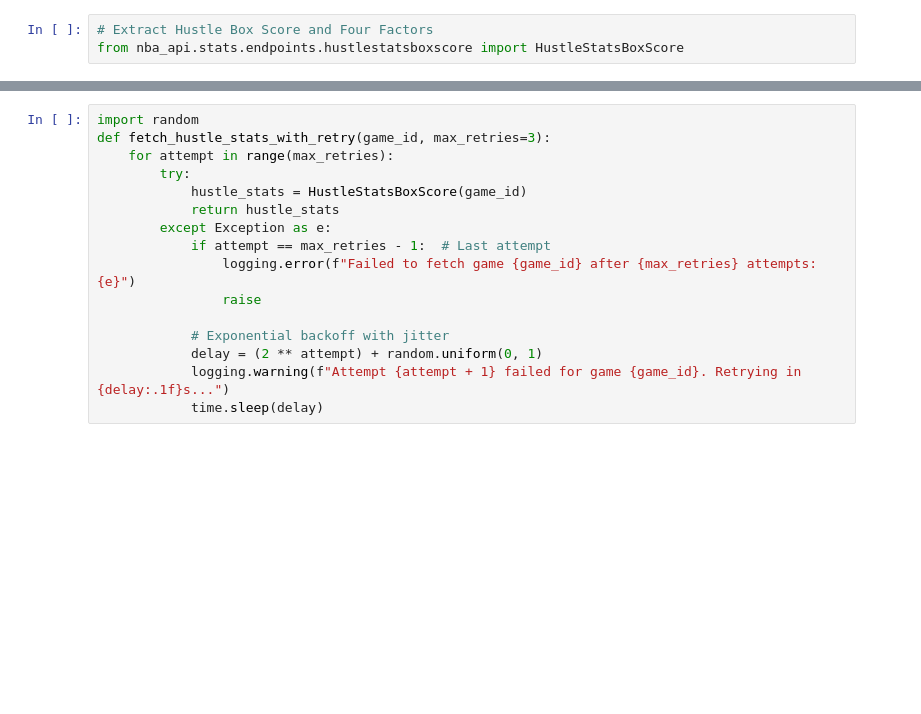
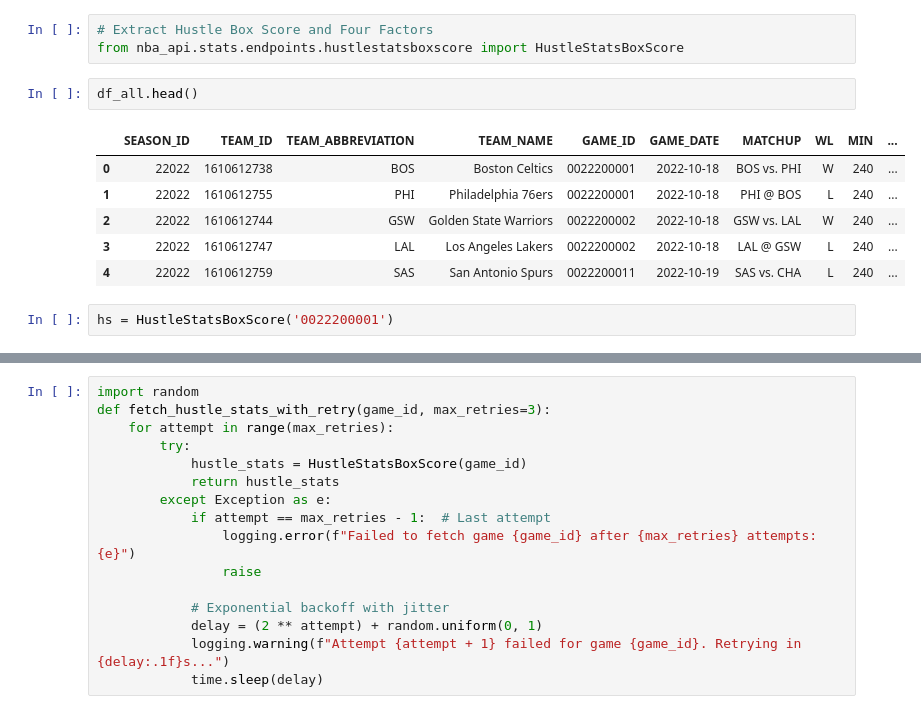
Before and after one commit to samluxenberg1/nba_hustle_sdg, a Jupyter notebook: notebooks/nba_api_scratch.ipynb, the cells around one changed output, grey strips where cells are left out. Saved outputs shown, nothing was run; the diff lists cells and outputs as text; blank space fills up the shorter version.

```diff
--- a/notebooks/nba_api_scratch.ipynb
+++ b/notebooks/nba_api_scratch.ipynb
@@ -70,3 +70,14 @@ df_all.shape, df_all['GAME_ID'].nunique(), df_all['GAME_DATE'].max(), df_all['GA
 # %%
 # Extract Hustle Box Score and Four Factors
 from nba_api.stats.endpoints.hustlestatsboxscore import HustleStatsBoxScore
+# %%
+df_all.head()
+# %% [output]
+|  | SEASON_ID | TEAM_ID | TEAM_ABBREVIATION | TEAM_NAME | GAME_ID | GAME_DATE | MATCHUP | WL | MIN | ... |
+| 0 | 22022 | 1610612738 | BOS | Boston Celtics | 0022200001 | 2022-10-18 | BOS vs. PHI | W | 240 | ... |
+| 1 | 22022 | 1610612755 | PHI | Philadelphia 76ers | 0022200001 | 2022-10-18 | PHI @ BOS | L | 240 | ... |
+| 2 | 22022 | 1610612744 | GSW | Golden State Warriors | 0022200002 | 2022-10-18 | GSW vs. LAL | W | 240 | ... |
+| 3 | 22022 | 1610612747 | LAL | Los Angeles Lakers | 0022200002 | 2022-10-18 | LAL @ GSW | L | 240 | ... |
+| 4 | 22022 | 1610612759 | SAS | San Antonio Spurs | 0022200011 | 2022-10-19 | SAS vs. CHA | L | 240 | ... |
+# %%
+hs = HustleStatsBoxScore('0022200001')
```
Also changed, not shown: parts of 5 cells of this notebook, 1 other file.
